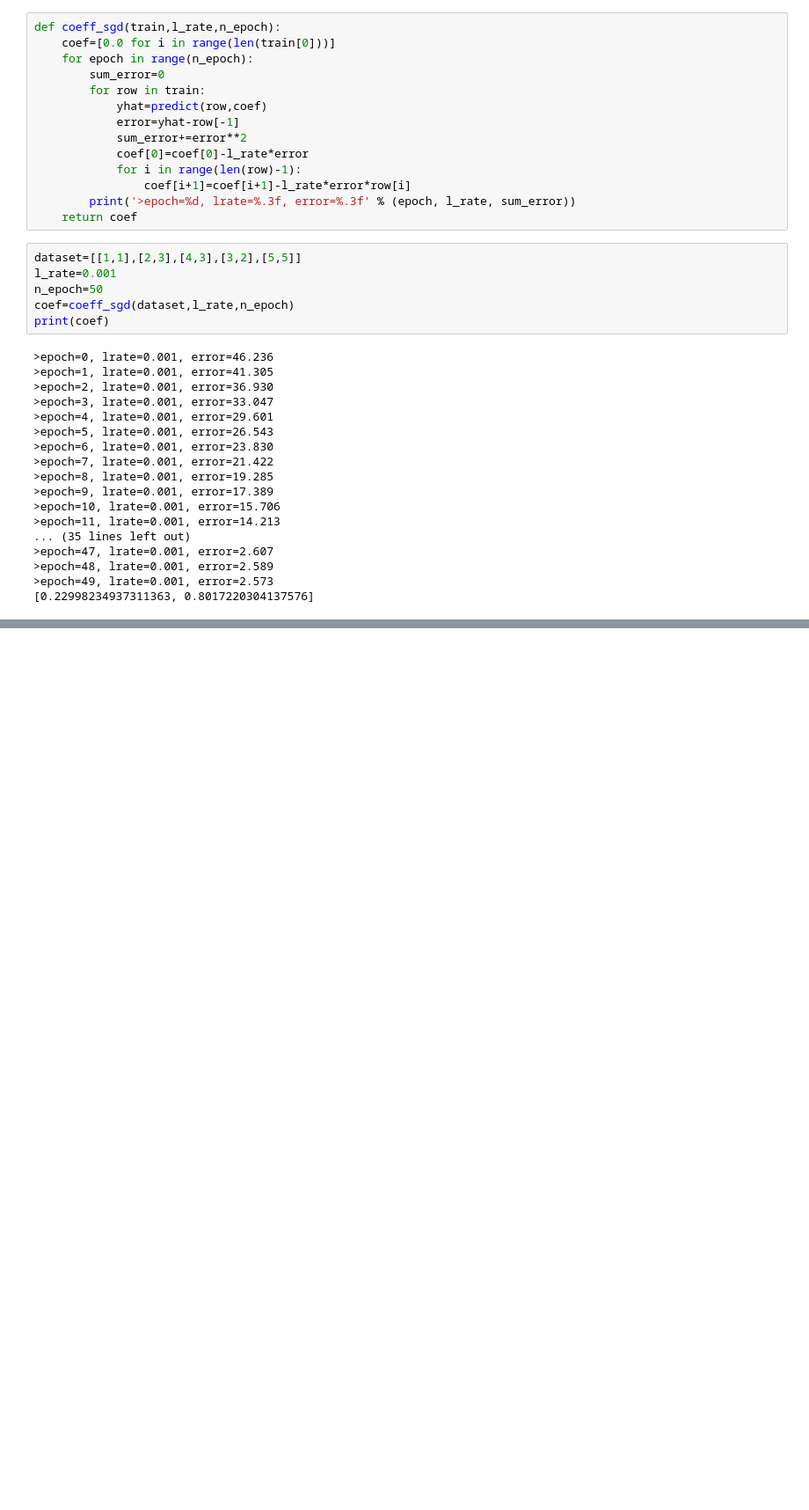
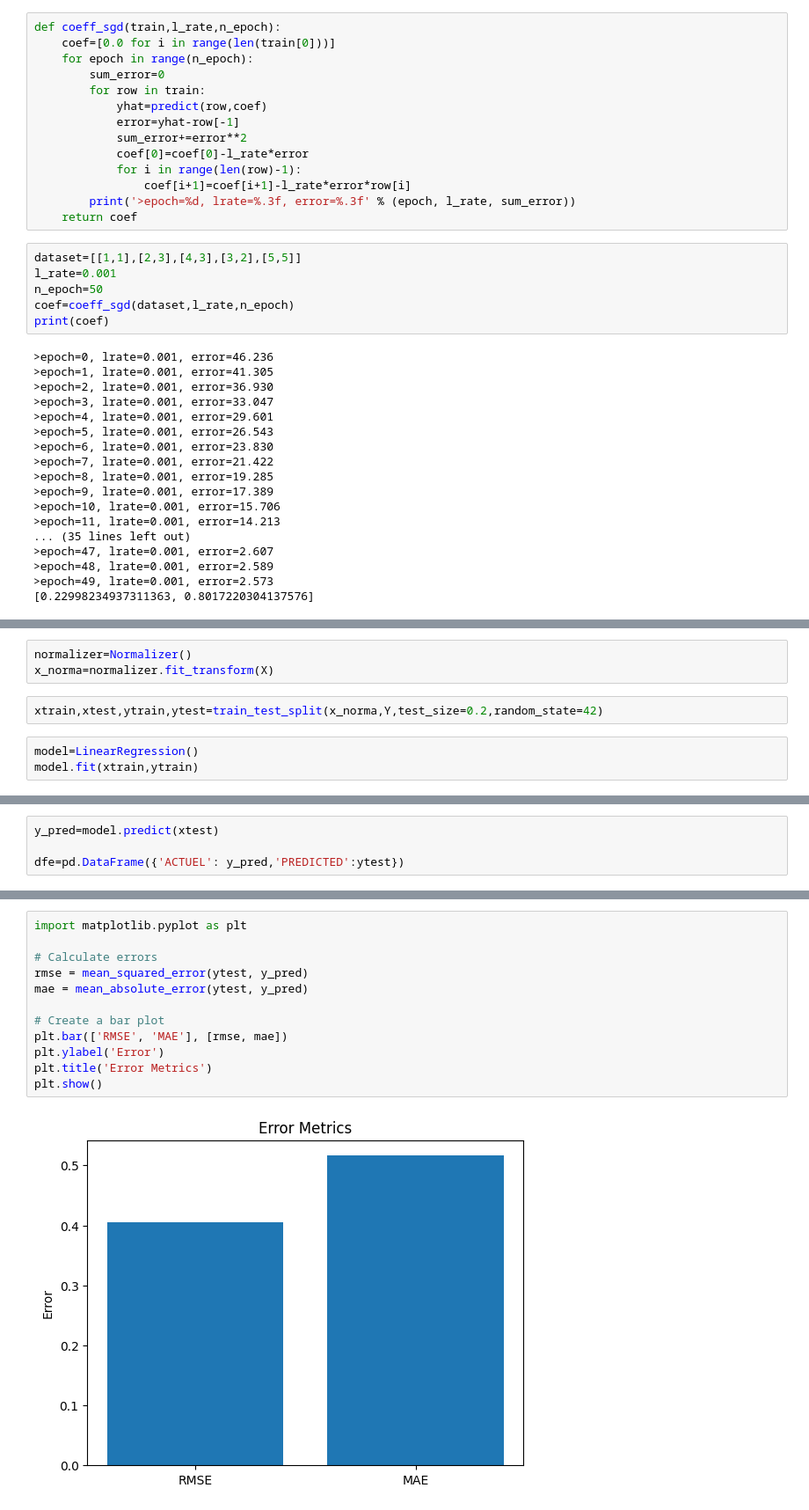
Before and after one commit to AbdelmajidBen/ML, a Jupyter notebook: Models/reg_mul.ipynb, the cells around one changed output, grey strips where cells are left out. Shown at 88% size. Saved outputs shown, nothing was run; the diff lists cells and outputs as text; blank space fills up the shorter version.

Commit message:
the regression multiple with visualization

```diff
--- a/Models/reg_mul.ipynb
+++ b/Models/reg_mul.ipynb
@@ -93,0 +143,8 @@ print(coef)
+# %%
+normalizer=Normalizer()
+x_norma=normalizer.fit_transform(X)
+# %%
+xtrain,xtest,ytrain,ytest=train_test_split(x_norma,Y,test_size=0.2,random_state=42)
+# %%
+model=LinearRegression()
+model.fit(xtrain,ytrain)
@@ -93,0 +153,4 @@ print(coef)
+# %%
+y_pred=model.predict(xtest)
+
+dfe=pd.DataFrame({'ACTUEL': y_pred,'PREDICTED':ytest})
@@ -93,0 +183,14 @@ print(coef)
+# %%
+import matplotlib.pyplot as plt
+
+# Calculate errors
+rmse = mean_squared_error(ytest, y_pred)
+mae = mean_absolute_error(ytest, y_pred)
+
+# Create a bar plot
+plt.bar(['RMSE', 'MAE'], [rmse, mae])
+plt.ylabel('Error')
+plt.title('Error Metrics')
+plt.show()
+# %% [output]
+[figure, added]
```
Also changed, not shown: parts of 12 cells of this notebook.
